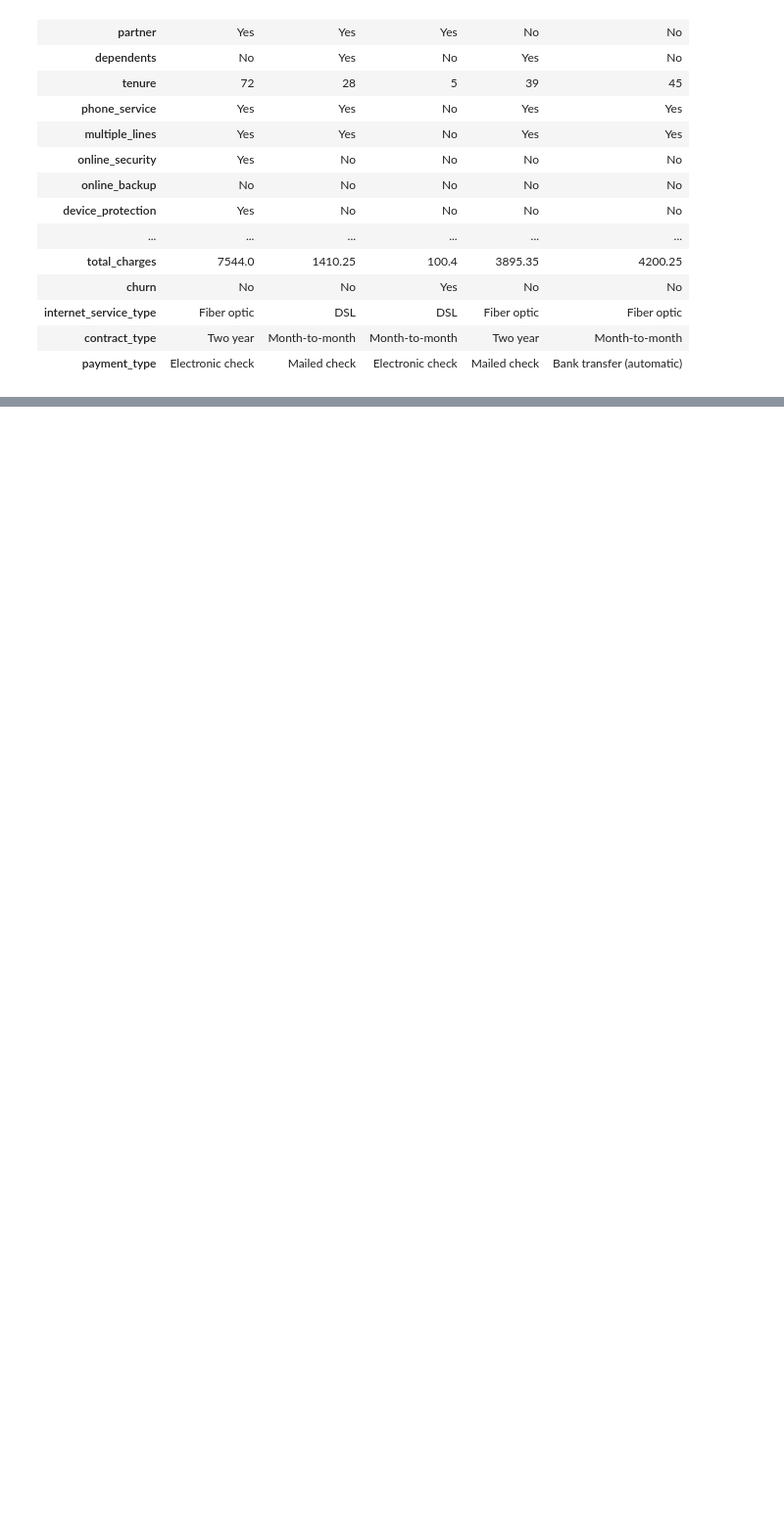
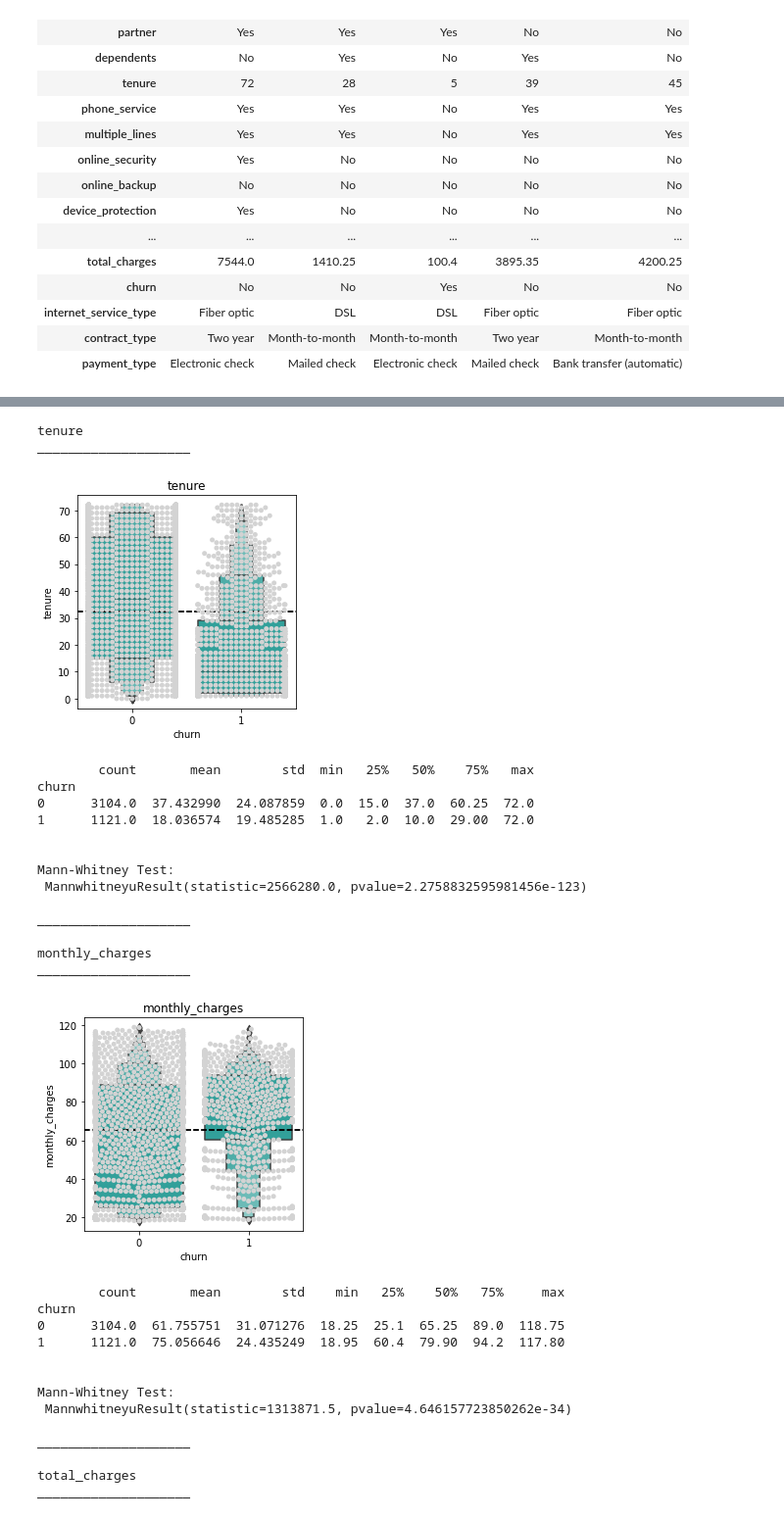
Before and after one commit to adam-talbot/classification-project, a Jupyter notebook: explore.ipynb, the cells around one changed output, grey strips where cells are left out. Shown at 98% size. Saved outputs shown, nothing was run; the diff lists cells and outputs as text; code cells hidden in the pictures; blank space fills up the shorter version.

```diff
--- a/explore.ipynb
+++ b/explore.ipynb
@@ -290,0 +246,35 @@ expected:
+# %%
+# let's try this for numerical bivariate
+for var in quant_vars:
+    e.explore_bivariate_quant(train_temp, 'churn', var)
+# %% [output]
+tenure
+____________________
+[figure, added]
+        count       mean        std  min   25%   50%    75%   max
+churn
+0      3104.0  37.432990  24.087859  0.0  15.0  37.0  60.25  72.0
+1      1121.0  18.036574  19.485285  1.0   2.0  10.0  29.00  72.0
+
+
+Mann-Whitney Test:
+ MannwhitneyuResult(statistic=2566280.0, pvalue=2.2758832595981456e-123)
+
+____________________
+
+monthly_charges
+____________________
+[figure, added]
+        count       mean        std    min   25%    50%   75%     max
+churn
+0      3104.0  61.755751  31.071276  18.25  25.1  65.25  89.0  118.75
+1      1121.0  75.056646  24.435249  18.95  60.4  79.90  94.2  117.80
+
+
+Mann-Whitney Test:
+ MannwhitneyuResult(statistic=1313871.5, pvalue=4.646157723850262e-34)
+
+____________________
+
+total_charges
+____________________
```
Also changed, not shown: parts of 10 cells of this notebook, 2 other files.
